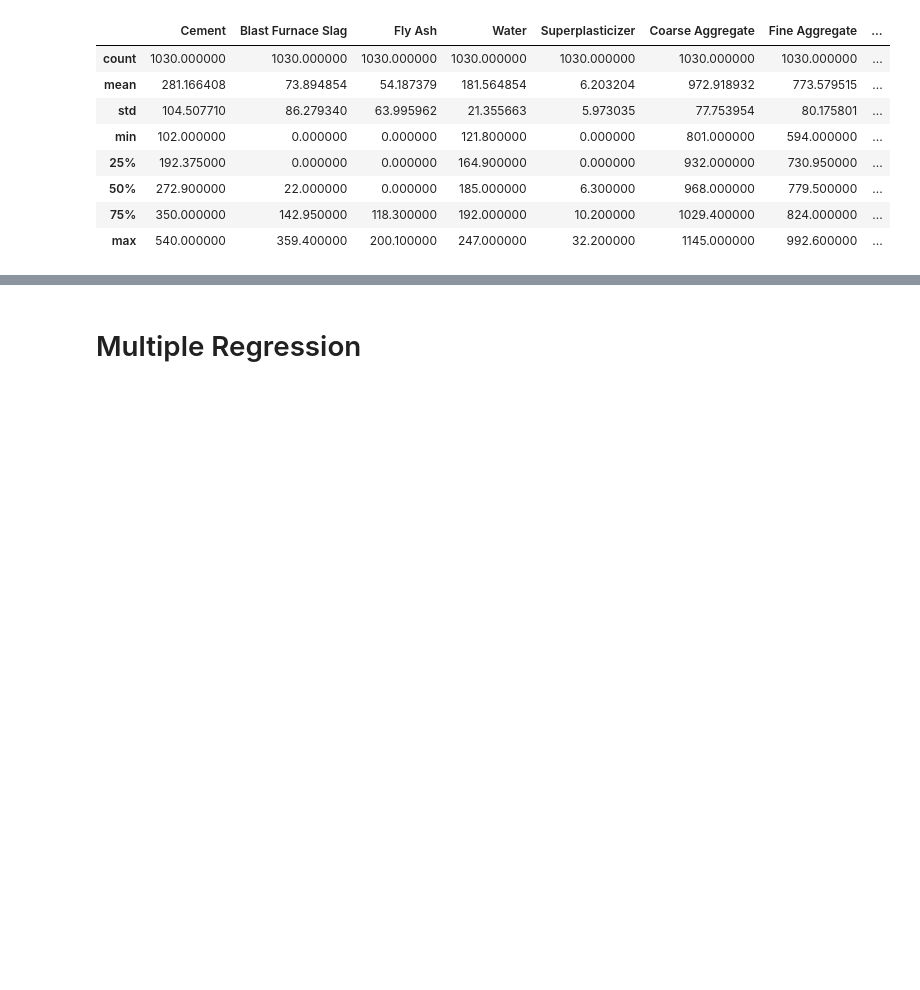
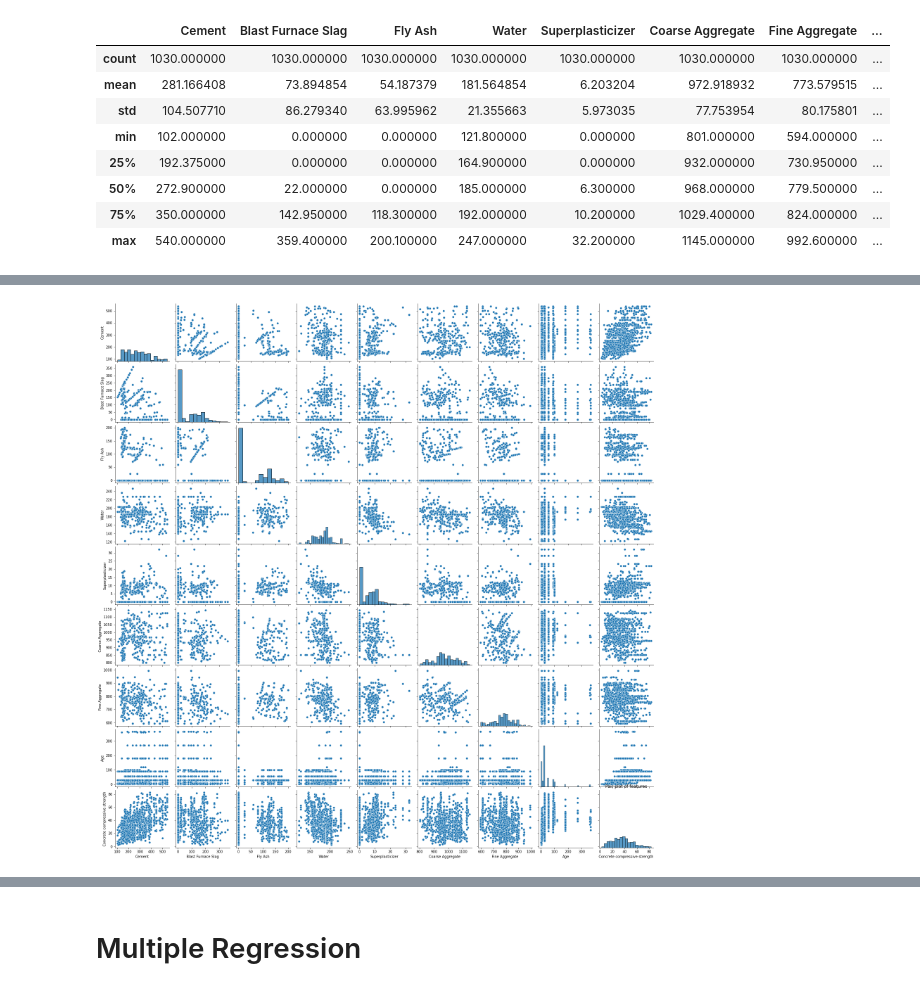
Before and after one commit to Ragin-Bull/RTSM-Course-Project, a Jupyter notebook: RTSM_Code.ipynb, the cells around one changed output, grey strips where cells are left out. Saved outputs shown, nothing was run; the diff lists cells and outputs as text; code cells hidden in the pictures; blank space fills up the shorter version.

```diff
--- a/RTSM_Code.ipynb
+++ b/RTSM_Code.ipynb
@@ -45,0 +83,7 @@ df.describe()
+# %%
+# Pair plot
+sns.pairplot(df)
+plt.title('Pair plot of features')
+plt.show()
+# %% [output]
+[figure, added]
```
Also changed, not shown: parts of 6 cells of this notebook.
